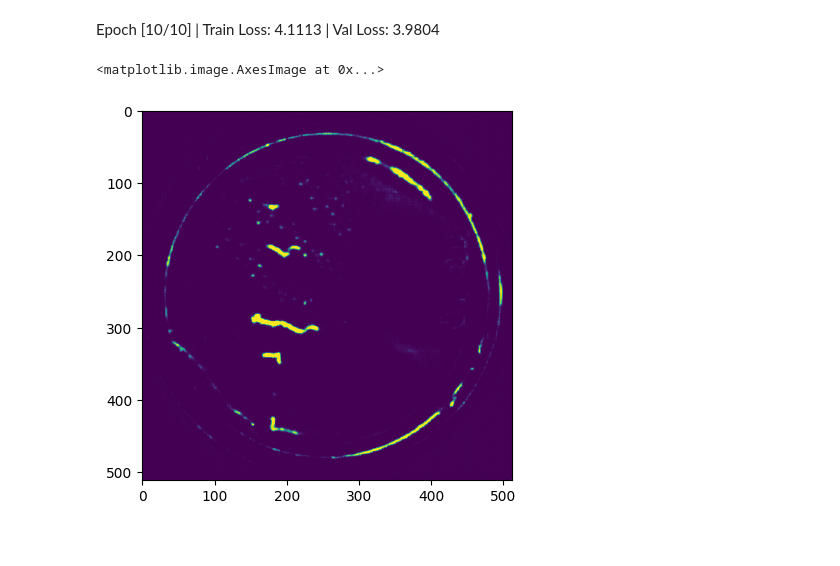
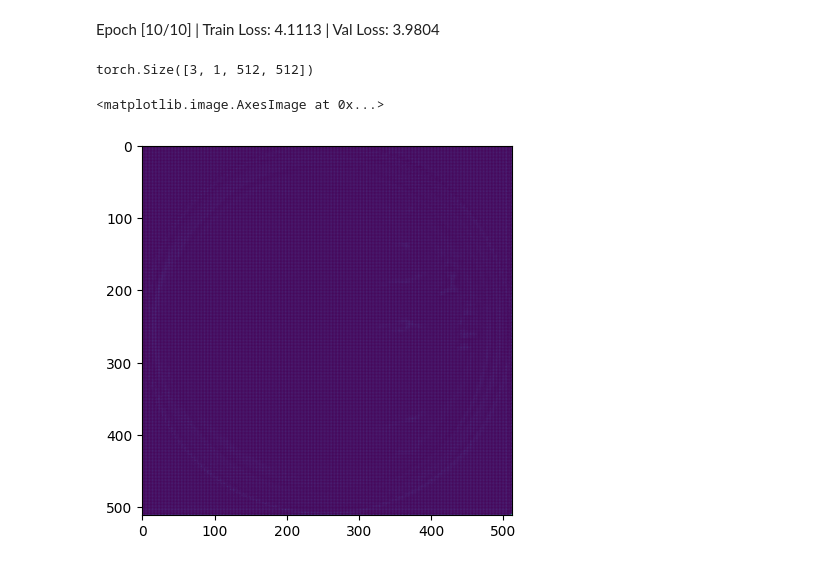
Before and after one commit to DeadArcadiy/SWWH, a Jupyter notebook: segmentation_torch.ipynb, the cells around one changed output. Drawn from its saved outputs; the diff is of its cells as text; code cells hidden in the pictures.

```diff
--- a/segmentation_torch.ipynb
+++ b/segmentation_torch.ipynb
@@ -71,5 +70,11 @@ scheduler = torch.optim.lr_scheduler.ReduceLROnPlateau(optimizer, 'min',patience
+# %%
+def loss_f(outputs, targets):
+    focal = focalloss_f(outputs, targets)
+    dice = doceloss_f(outputs,targets)
+    loss = focal * 0.7 + dice * 0.3
+    return loss
 # %%
-epochs = 20
+epochs = 100
 # %%
 model.to(device)
 best_loss = 100
@@ -116,15 +129,18 @@ model = torch.load('best-model.pt')
 # %% [markdown]
 Epoch [10/10] | Train Loss: 4.1113 | Val Loss: 3.9804
 # %%
-outputs
+outputs = 0
 for inputs, targets in tqdm(val_loader):
     model.eval()
     outputs = model(inputs)
+# %%
+outputs.shape
+# %% [output]
+torch.Size([3, 1, 512, 512])
 # %%
-outputs.shape
-outputs = outputs.reshape(1, 512, 512)
+outputs = outputs.reshape(3,1, 512, 512)
 # %%
-plt.imshow(outputs.permute(1,2,0).detach().numpy())
+plt.imshow(outputs[0].permute(1,2,0).detach().numpy())
 # %% [output]
 <matplotlib.image.AxesImage at 0x...>
-[figure, old version]
+[figure, new version]
```
Also changed, not shown: parts of 6 cells of this notebook.
